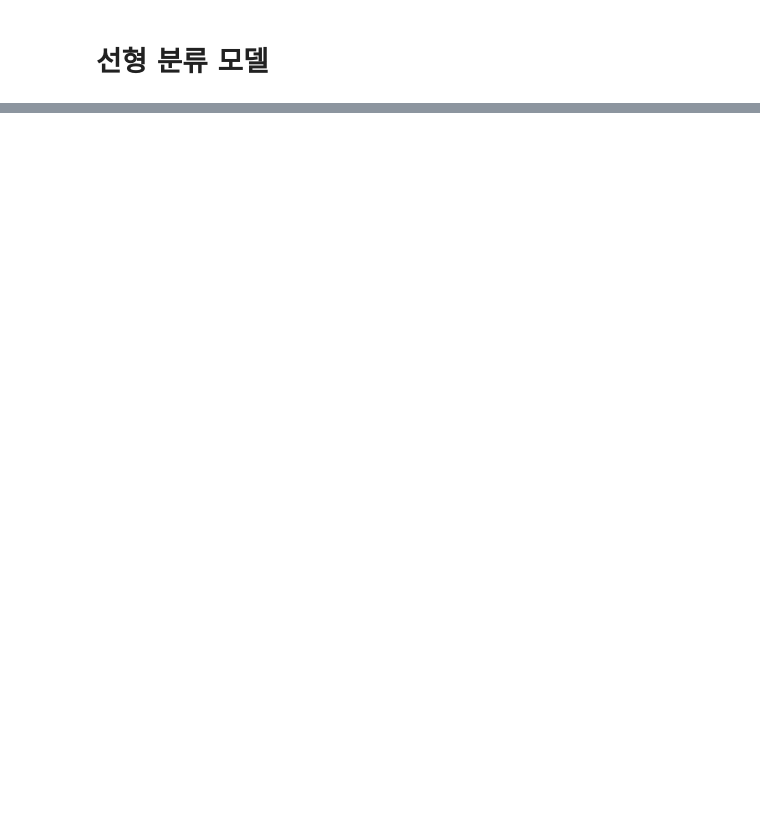
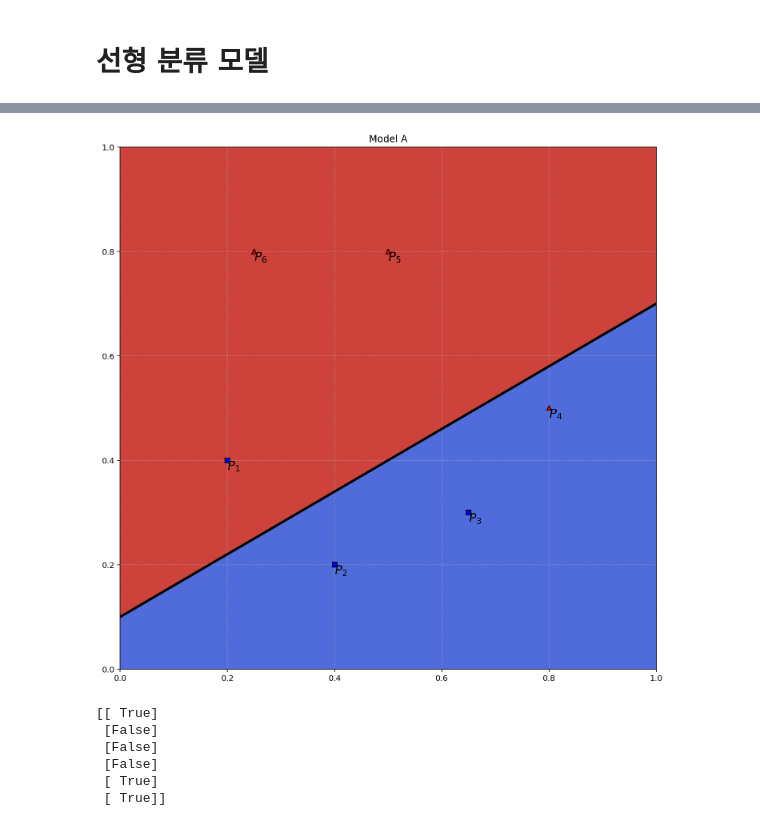
Before and after one commit to dw-shin/NA_notes, a Jupyter notebook: tensorflow5.ipynb, the cells around one changed output, grey strips where cells are left out. Drawn from its saved outputs; the diff is of its cells as text; code cells hidden in the pictures; blank space fills up the shorter version.

```diff
--- a/tensorflow5.ipynb
+++ b/tensorflow5.ipynb
@@ -192,0 +223,24 @@ def plot_scatter_softmax(curr_W, curr_b, xy, labels):
+# %%
+example_plot(xy, labels, 0.6, 0.1, 'Model A')
+# %% [output]
+[figure, added]
+# %%
+# Model A
+W = tf.Variable(np.array([[-6],[10]]), dtype=tf.float64)
+b = tf.Variable(np.array([-1]), dtype=tf.float64)
+x = tf.placeholder(tf.float64, shape=(None, 2))
+yhat = tf.matmul(x,W) + b
+
+sess = tf.Session()
+init = tf.global_variables_initializer()
+sess.run(init)
+
+predic = sess.run(yhat, feed_dict={x:xy})
+print(predic>0)
+# %% [output]
+[[ True]
+ [False]
+ [False]
+ [False]
+ [ True]
+ [ True]]
```
Also changed, not shown: parts of 53 cells of this notebook.
